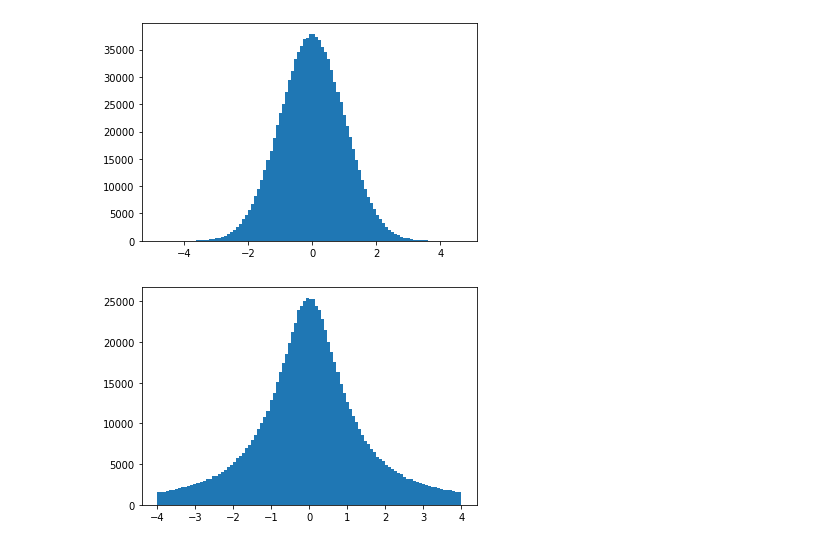
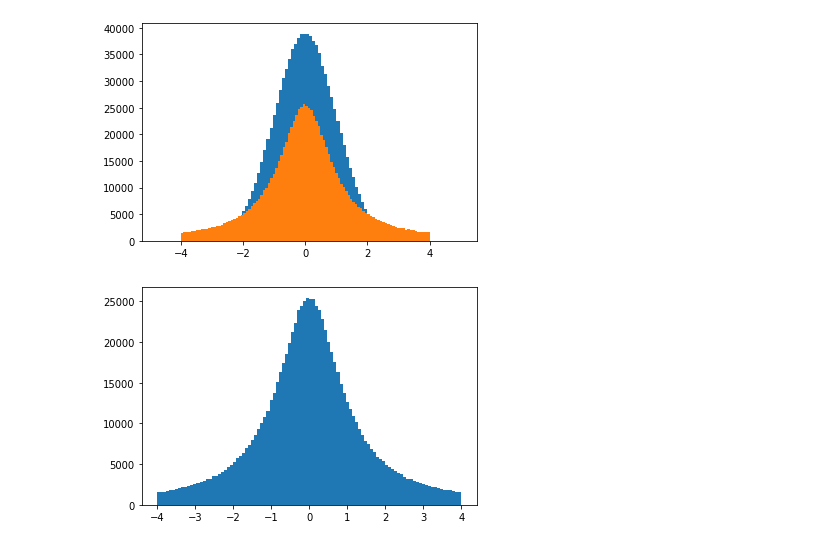
Before and after one commit to adamnapieralski/pszt-evolutionary-cauchy-searching, a Jupyter notebook: EvolutionPreview.ipynb, the cells around one changed output. Saved outputs shown, nothing was run; the diff lists cells and outputs as text; code cells hidden in the pictures.

```diff
--- a/EvolutionPreview.ipynb
+++ b/EvolutionPreview.ipynb
@@ -7,9 +7,14 @@ import matplotlib.pyplot as plt
 # %%
 s = np.random.normal(0, 1, 1000000)
 plt.hist(s, bins=100)
+
+s = np.random.standard_cauchy(1000000)
+s = s[(s>-4) & (s<4)]  # truncate distribution so it plots well
+plt.hist(s, bins=100)
+
 plt.show()
 # %% [output]
-[figure, old version]
+[figure, new version]
 # %%
 s = np.random.standard_cauchy(1000000)
 s = s[(s>-4) & (s<4)]  # truncate distribution so it plots well
```
Also changed, not shown: 6 other files.
